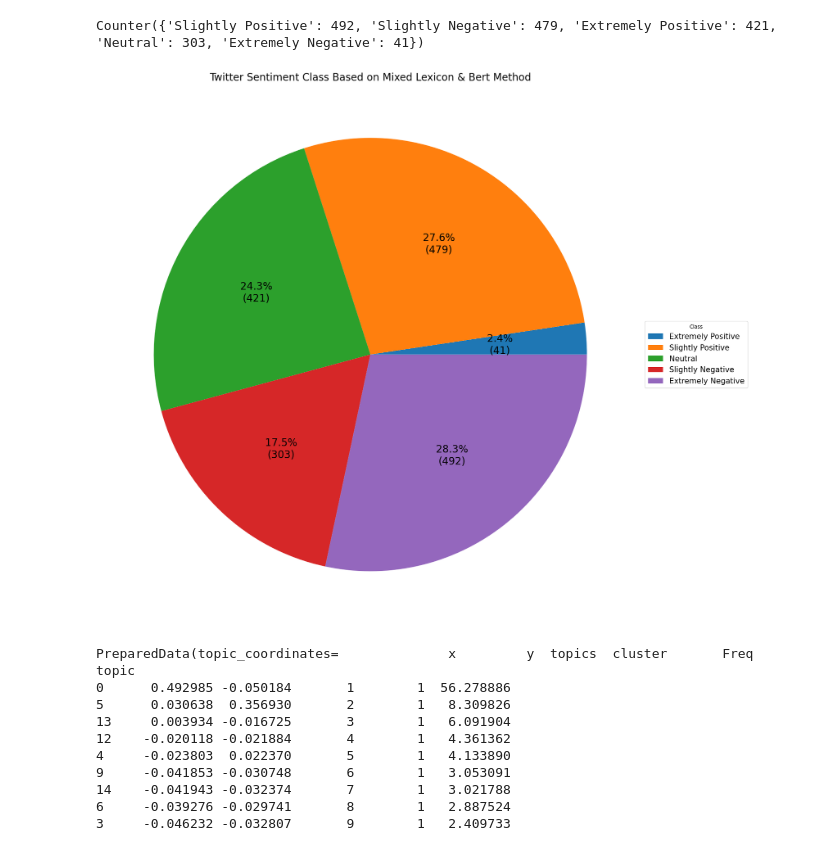
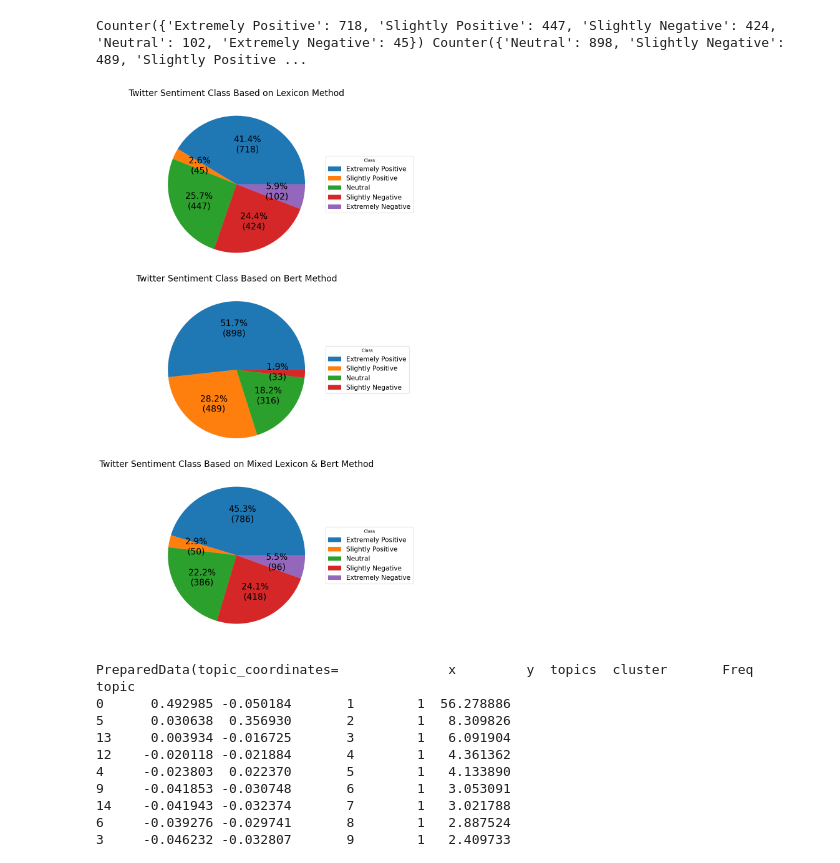
Before and after one commit to KaiyeYang-git/KaiyeYang-git-Sentimental-Analysis-and-Machine-Learning-on-Twitter-about-Car-Purchase-UK, a Jupyter notebook: Ipynb Files/Sentimental Analysis on Car Purchase during Covid UK.ipynb, the cells around one changed output. Cells and saved outputs as stored; diff of their text form; code cells hidden in the pictures.

```diff
--- a/Ipynb Files/Sentimental Analysis on Car Purchase during Covid UK.ipynb
+++ b/Ipynb Files/Sentimental Analysis on Car Purchase during Covid UK.ipynb
@@ -549,28 +537,45 @@ raw_data.insert(loc=4, column='attitude', value=final_attitude_list)
 # %%
 #Sentiment analysis visualization
-print(Counter(raw_data['attitude']))
-count=list(Counter(raw_data['attitude']).values())
+print(Counter(raw_data['lexcion_attitude']),Counter(raw_data['bert_attitude']),Counter(raw_data['mixed_attitude']))
+
+lexcion_count=list(Counter(raw_data['lexcion_attitude']).values())
+bert_count=list(Counter(raw_data['bert_attitude']).values())
+mixed_count=list(Counter(raw_data['mixed_attitude']).values())
 #Sentiment analysis visualization
 def piechart(picture, all_value):
     absolute = int(np.round(picture/100.*np.sum(all_value),decimals=4))
     return '{:.1f}%\n({:d})'.format(picture, absolute)
 
-fig, (ax1) = plt.subplots(1,1, figsize=(18, 18))
+fig, (ax1,ax2,ax3) = plt.subplots(3,1, figsize=(18, 18))
 
 label = ['Extremely Positive','Slightly Positive','Neutral','Slightly Negative','Extremely Negative']
 
-wedges, texts, autotexts = ax1.pie(count, autopct=lambda picture: piechart(picture, count), textprops={'fontsize': 20})
+wedges, texts, autotexts = ax1.pie(lexcion_count, autopct=lambda picture: piechart(picture, lexcion_count), textprops={'fontsize': 20})
 ax1.legend(wedges, label,
           title='Class',
           loc='center left',
           bbox_to_anchor=(1, 0, 0.5, 1),fontsize=15)
-ax1.set_title('Twitter Sentiment Class Based on Mixed Lexicon & Bert Method', fontsize=20)
+ax1.set_title('Twitter Sentiment Class Based on Lexicon Method', fontsize=20)
+
+wedges, texts, autotexts = ax2.pie(bert_count, autopct=lambda picture: piechart(picture, bert_count), textprops={'fontsize': 20})
+ax2.legend(wedges, label,
+          title='Class',
+          loc='center left',
+          bbox_to_anchor=(1, 0, 0.5, 1),fontsize=15)
+ax2.set_title('Twitter Sentiment Class Based on Bert Method', fontsize=20)
+
+wedges, texts, autotexts = ax3.pie(mixed_count, autopct=lambda picture: piechart(picture, mixed_count), textprops={'fontsize': 20})
+ax3.legend(wedges, label,
+          title='Class',
+          loc='center left',
+          bbox_to_anchor=(1, 0, 0.5, 1),fontsize=15)
+ax3.set_title('Twitter Sentiment Class Based on Mixed Lexicon & Bert Method', fontsize=20)
 
 plt.tight_layout()
 plt.show()
 # %% [output]
-Counter({'Slightly Positive': 492, 'Slightly Negative': 479, 'Extremely Positive': 421, 'Neutral': 303, 'Extremely Negative': 41})
+Counter({'Extremely Positive': 718, 'Slightly Positive': 447, 'Slightly Negative': 424, 'Neutral': 102, 'Extremely Negative': 45}) Counter({'Neutral': 898, 'Slightly Negative': 489, 'Slightly Positive ...
-[figure, old version]
+[figure, new version]
 # %%
 #Create dictionary and corpus through gram-making techniques
 def gensimWord(whole_text):
```
Also changed, not shown: parts of 11 cells of this notebook.
